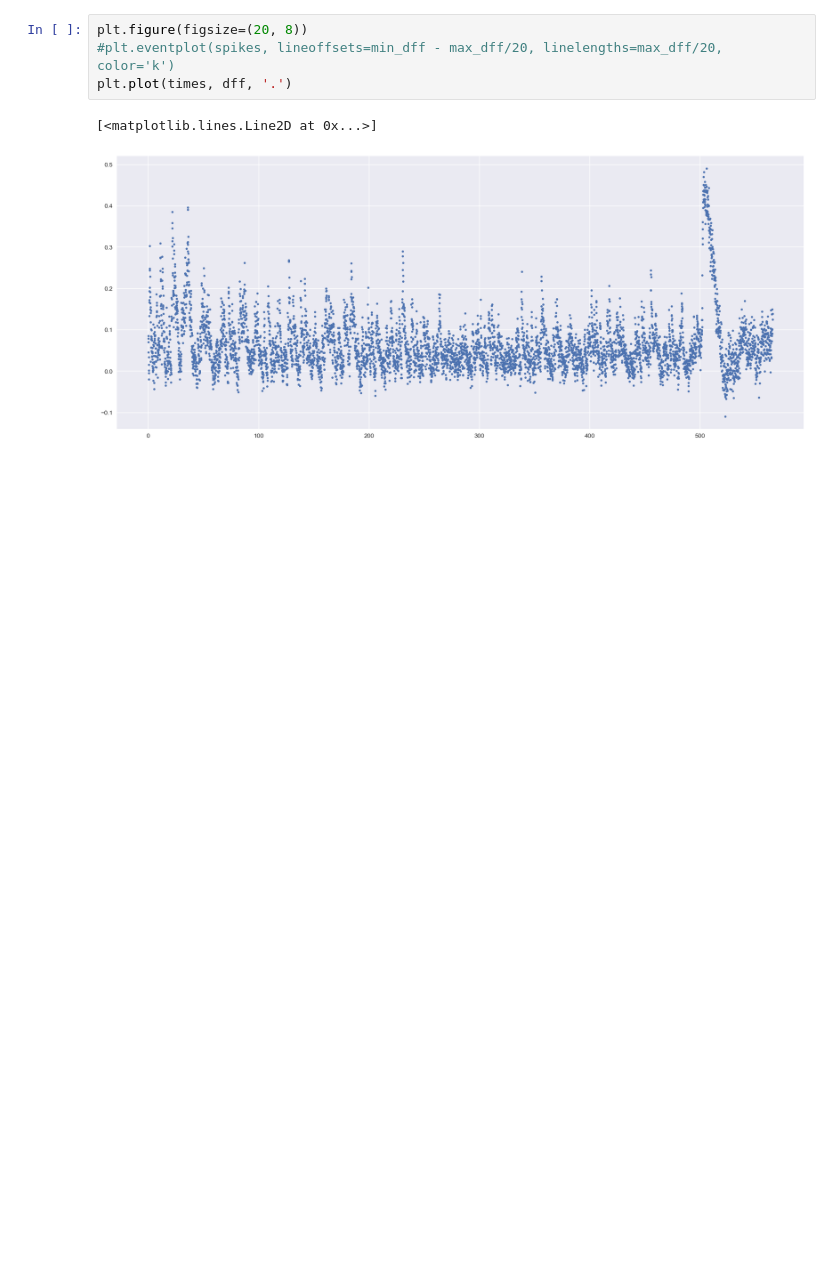
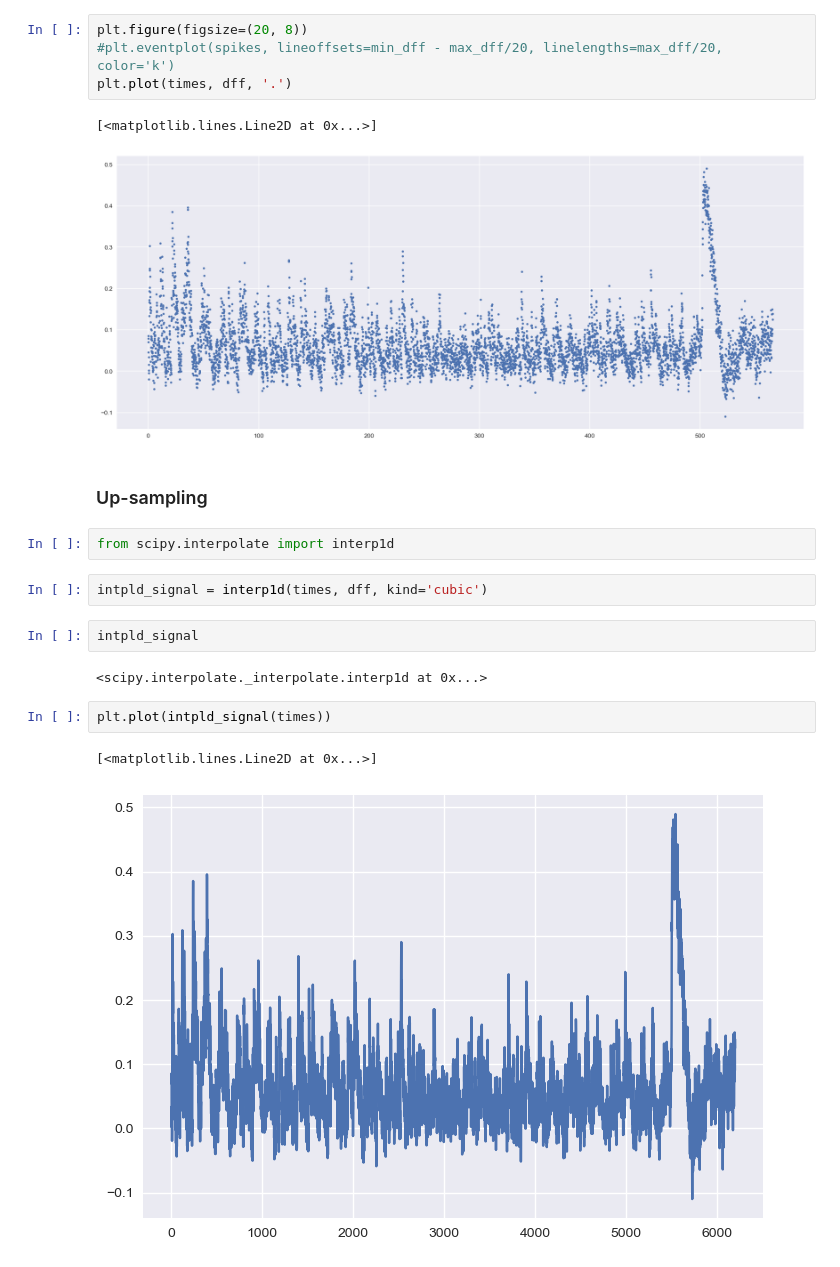
Before and after one commit to mjoudy/Cascade, a Jupyter notebook: cascade_download.ipynb, the cells around one changed output. Saved outputs shown, nothing was run; the diff lists cells and outputs as text; blank space fills up the shorter version.

Commit message:
up-sampling

```diff
--- a/cascade_download.ipynb
+++ b/cascade_download.ipynb
@@ -197,3 +205,18 @@ plt.plot(times, dff, '.')
 # %% [output]
 [<matplotlib.lines.Line2D at 0x...>]
 [figure]
+# %% [markdown]
+### Up-sampling
+# %%
+from scipy.interpolate import interp1d
+# %%
+intpld_signal = interp1d(times, dff, kind='cubic')
+# %%
+intpld_signal
+# %% [output]
+<scipy.interpolate._interpolate.interp1d at 0x...>
+# %%
+plt.plot(intpld_signal(times))
+# %% [output]
+[<matplotlib.lines.Line2D at 0x...>]
+[figure, added]
```
Also changed, not shown: parts of 3 cells of this notebook.
